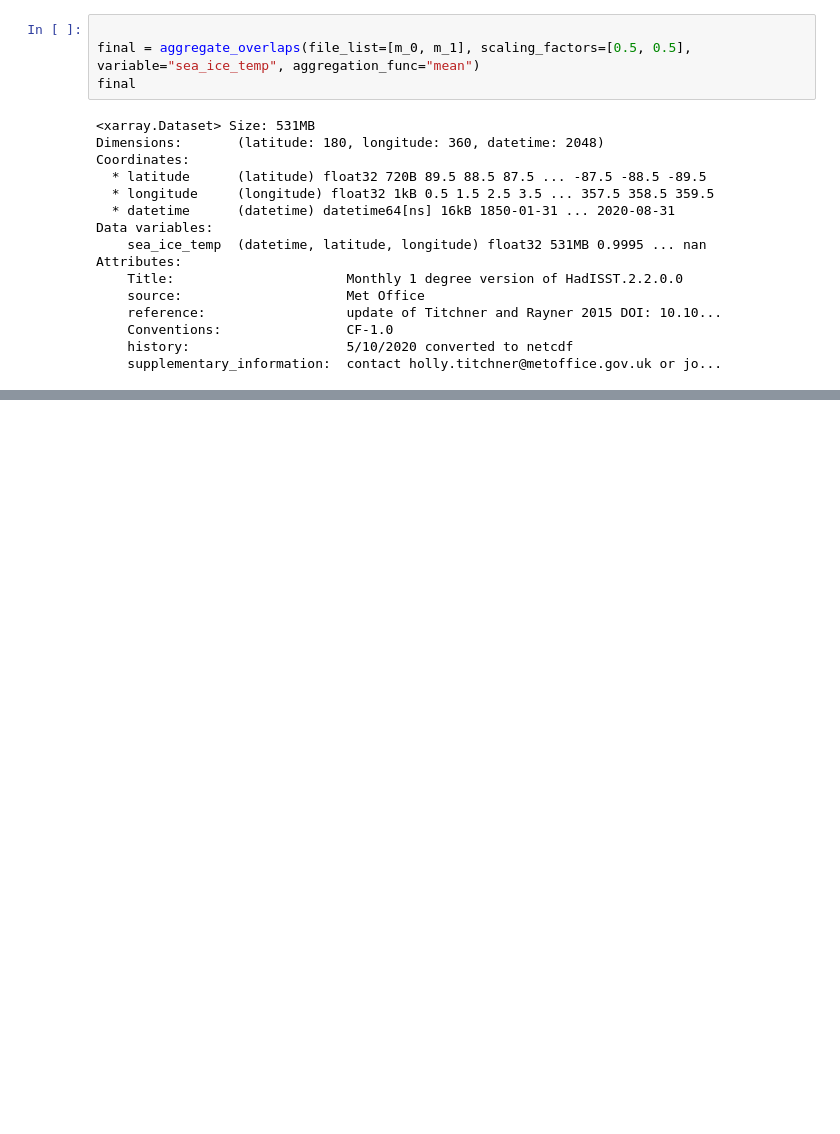
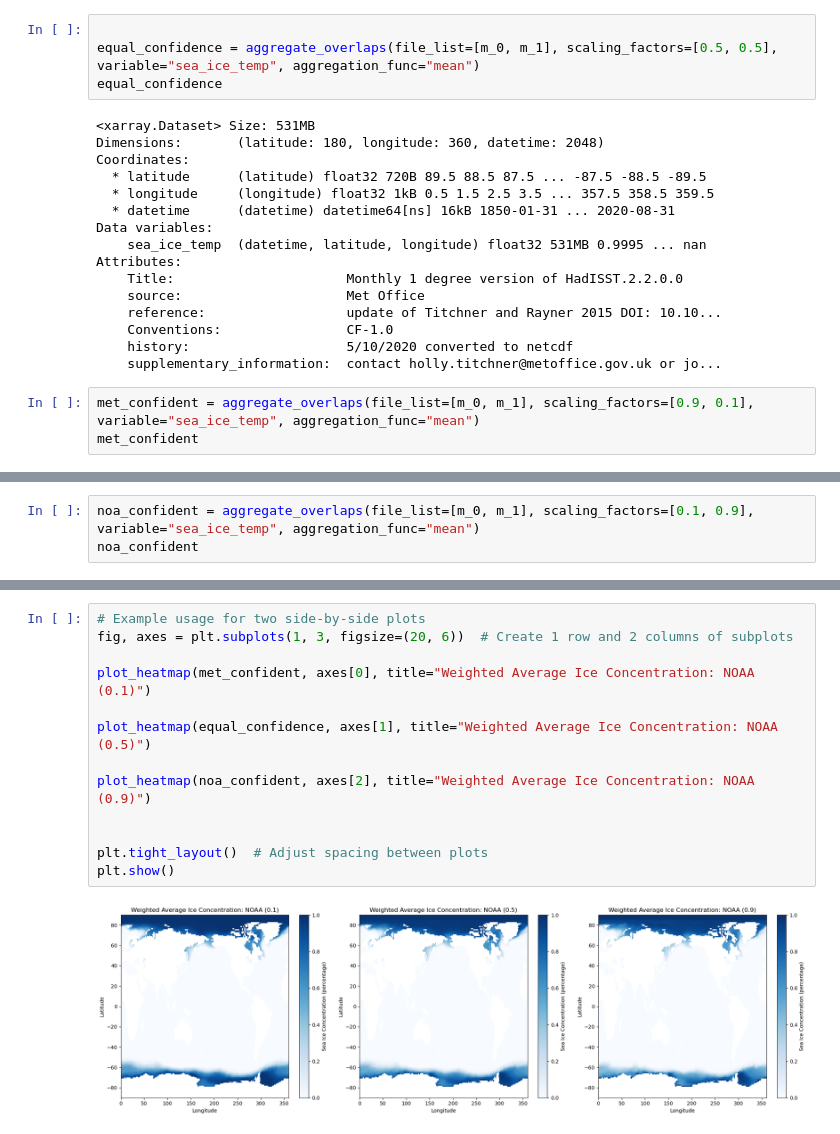
Before and after one commit to ana-e-uk/climate_data_integration, a Jupyter notebook: test.ipynb, the cells around one changed output, grey strips where cells are left out. Drawn from its saved outputs; the diff is of its cells as text; blank space fills up the shorter version.

```diff
--- a/test.ipynb
+++ b/test.ipynb
@@ -433,7 +413,7 @@ array([[[0.99899983, 0.9960001 , 0.9960001 , ..., 0.99899983,
 # %%
 
-final = aggregate_overlaps(file_list=[m_0, m_1], scaling_factors=[0.5, 0.5], variable="sea_ice_temp", aggregation_func="mean")
-final
+equal_confidence = aggregate_overlaps(file_list=[m_0, m_1], scaling_factors=[0.5, 0.5], variable="sea_ice_temp", aggregation_func="mean")
+equal_confidence
 # %% [output]
 <xarray.Dataset> Size: 531MB
 Dimensions:       (latitude: 180, longitude: 360, datetime: 2048)
@@ -450,3 +430,6 @@ Attributes:
     Conventions:                CF-1.0
     history:                    5/10/2020 converted to netcdf
     supplementary_information:  contact holly.titchner@metoffice.gov.uk or jo...
+# %%
+met_confident = aggregate_overlaps(file_list=[m_0, m_1], scaling_factors=[0.9, 0.1], variable="sea_ice_temp", aggregation_func="mean")
+met_confident
@@ -452,0 +452,3 @@ Attributes:
+# %%
+noa_confident = aggregate_overlaps(file_list=[m_0, m_1], scaling_factors=[0.1, 0.9], variable="sea_ice_temp", aggregation_func="mean")
+noa_confident
@@ -452,0 +519,15 @@ Attributes:
+# %%
+# Example usage for two side-by-side plots
+fig, axes = plt.subplots(1, 3, figsize=(20, 6))  # Create 1 row and 2 columns of subplots
+
+plot_heatmap(met_confident, axes[0], title="Weighted Average Ice Concentration: NOAA (0.1)")
+
+plot_heatmap(equal_confidence, axes[1], title="Weighted Average Ice Concentration: NOAA (0.5)")
+
+plot_heatmap(noa_confident, axes[2], title="Weighted Average Ice Concentration: NOAA (0.9)")
+
+
+plt.tight_layout()  # Adjust spacing between plots
+plt.show()
+# %% [output]
+[figure, added]
```
Also changed, not shown: parts of 12 cells of this notebook.
